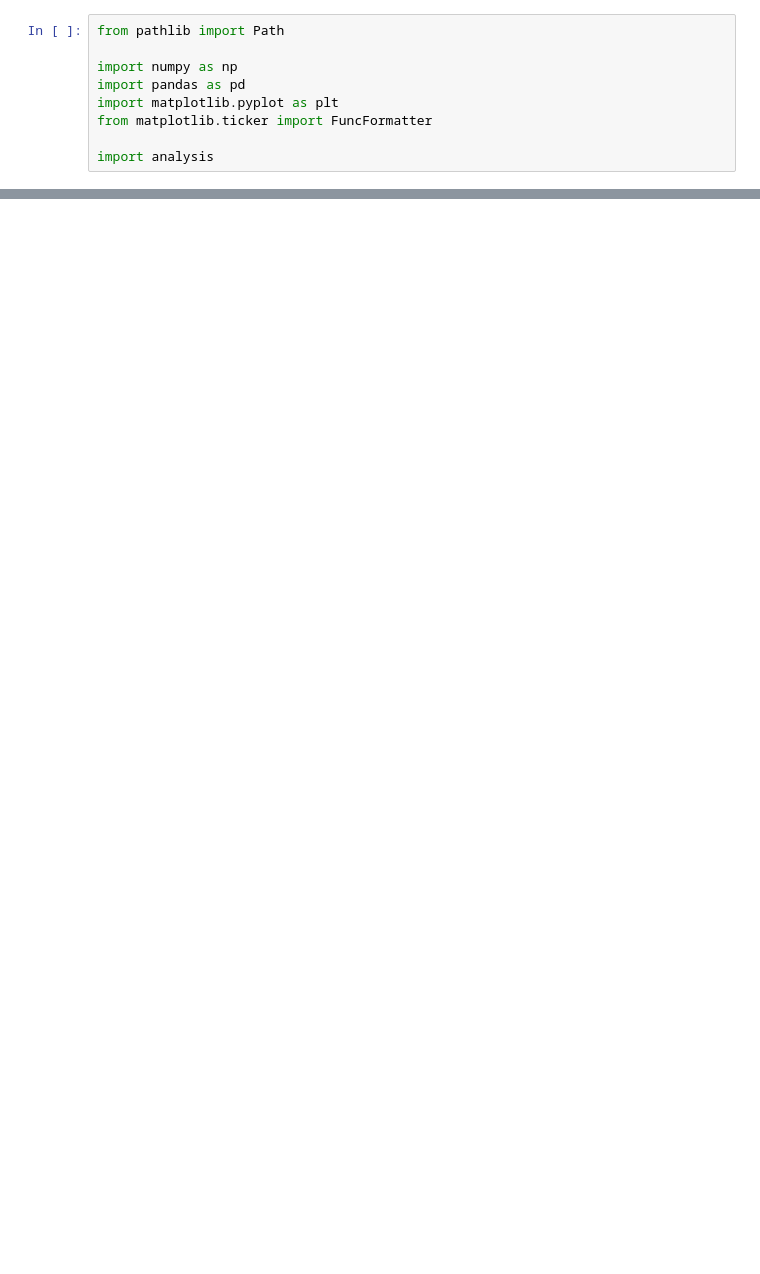
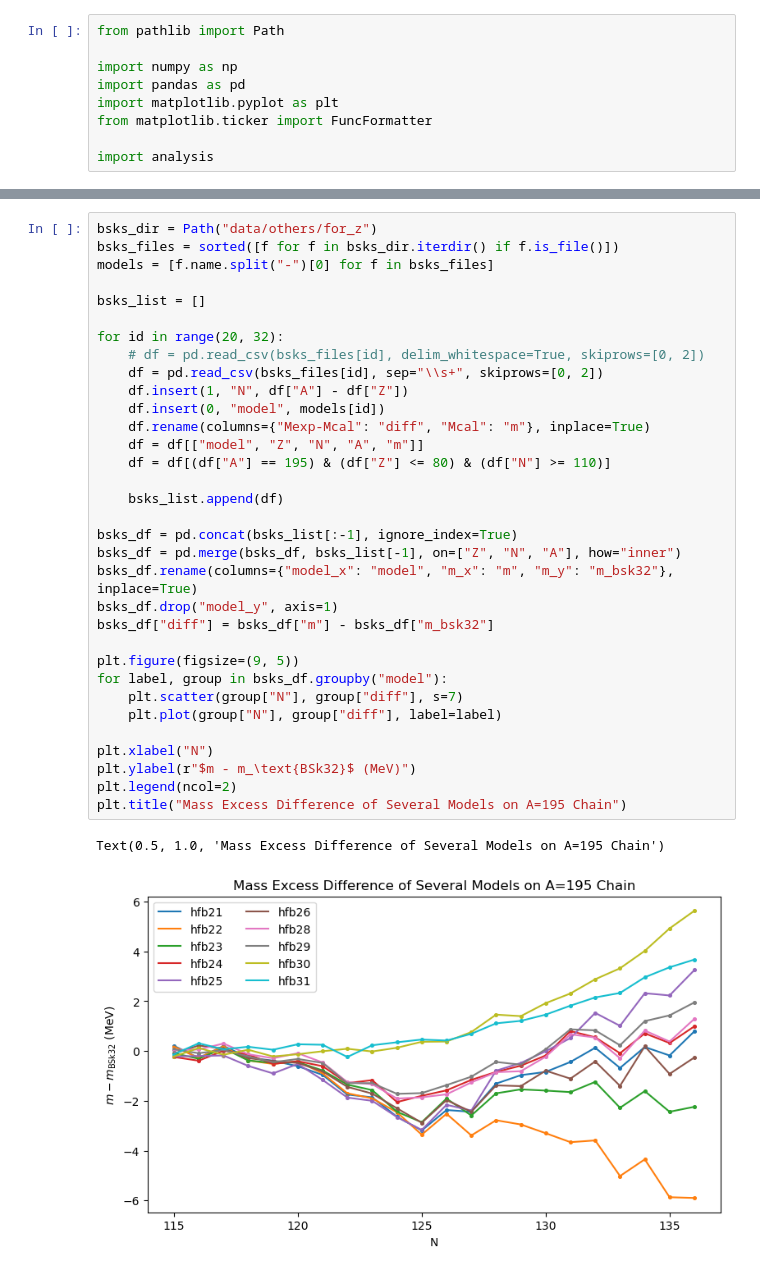
Before and after one commit to mzyudhistira/BSk24-Emu, a Jupyter notebook: analysis.ipynb, the cells around one changed output, grey strips where cells are left out. Cells and saved outputs as stored; diff of their text form; blank space fills up the shorter version.

```diff
--- a/analysis.ipynb
+++ b/analysis.ipynb
@@ -62,0 +51,36 @@ plot_rms(
+# %%
+bsks_dir = Path("data/others/for_z")
+bsks_files = sorted([f for f in bsks_dir.iterdir() if f.is_file()])
+models = [f.name.split("-")[0] for f in bsks_files]
+
+bsks_list = []
+
+for id in range(20, 32):
+    # df = pd.read_csv(bsks_files[id], delim_whitespace=True, skiprows=[0, 2])
+    df = pd.read_csv(bsks_files[id], sep="\\s+", skiprows=[0, 2])
+    df.insert(1, "N", df["A"] - df["Z"])
+    df.insert(0, "model", models[id])
+    df.rename(columns={"Mexp-Mcal": "diff", "Mcal": "m"}, inplace=True)
+    df = df[["model", "Z", "N", "A", "m"]]
+    df = df[(df["A"] == 195) & (df["Z"] <= 80) & (df["N"] >= 110)]
+
+    bsks_list.append(df)
+
+bsks_df = pd.concat(bsks_list[:-1], ignore_index=True)
+bsks_df = pd.merge(bsks_df, bsks_list[-1], on=["Z", "N", "A"], how="inner")
+bsks_df.rename(columns={"model_x": "model", "m_x": "m", "m_y": "m_bsk32"}, inplace=True)
+bsks_df.drop("model_y", axis=1)
+bsks_df["diff"] = bsks_df["m"] - bsks_df["m_bsk32"]
+
+plt.figure(figsize=(9, 5))
+for label, group in bsks_df.groupby("model"):
+    plt.scatter(group["N"], group["diff"], s=7)
+    plt.plot(group["N"], group["diff"], label=label)
+
+plt.xlabel("N")
+plt.ylabel(r"$m - m_\text{BSk32}$ (MeV)")
+plt.legend(ncol=2)
+plt.title("Mass Excess Difference of Several Models on A=195 Chain")
+# %% [output]
+Text(0.5, 1.0, 'Mass Excess Difference of Several Models on A=195 Chain')
+[figure, added]
```
Also changed, not shown: parts of 5 cells of this notebook, 3 other files.
